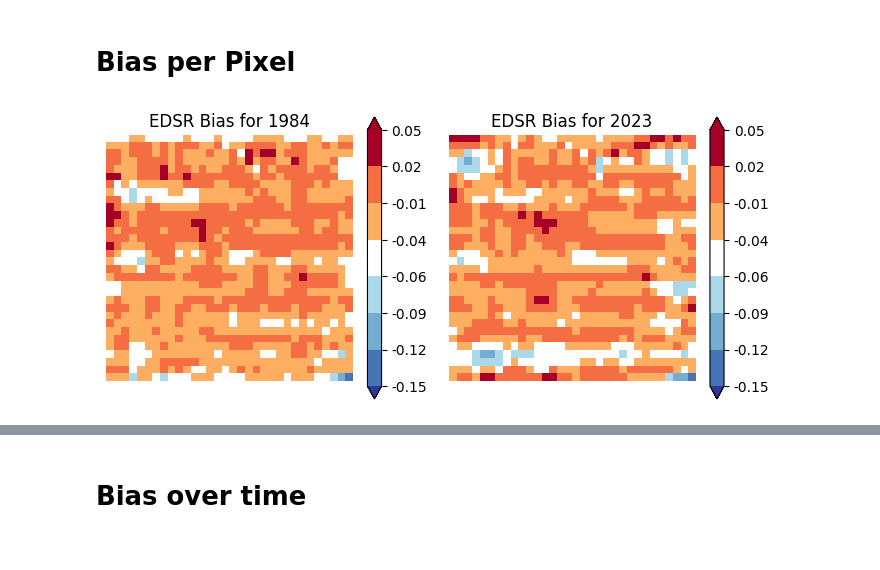
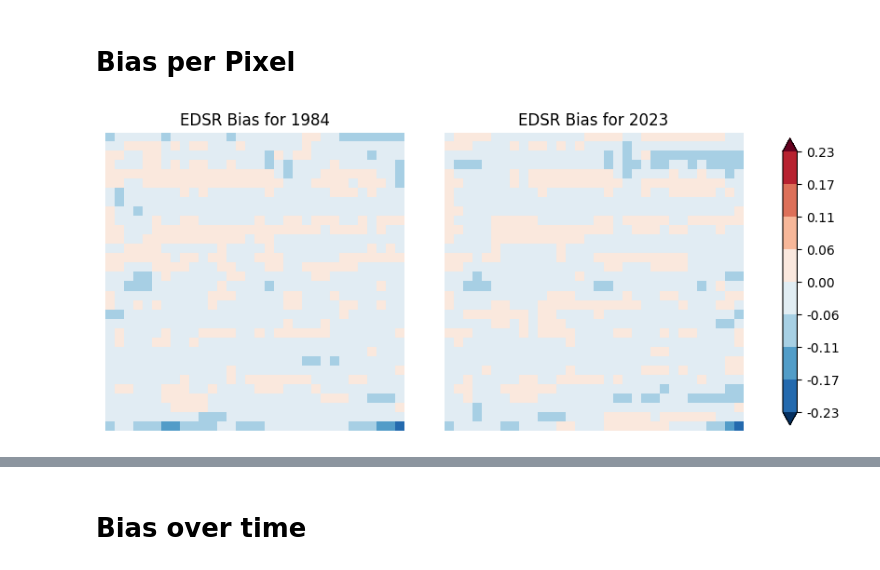
Before and after one commit to UBela/temporal_sr, a Jupyter notebook: plot_data.ipynb, the cells around one changed output, grey strips where cells are left out. Cells and saved outputs as stored; diff of their text form; code cells hidden in the pictures.

```diff
--- a/plot_data.ipynb
+++ b/plot_data.ipynb
@@ -166,7 +169,7 @@ def get_wind_speed_fields(files_dir, scaling_factor, year, normalization_scale,l
             names.append("Bicubic Interpolation")
             ws_fields.append(baseline)
 
-        elif file == f'EDSR_{year}_{scaling_factor}x.pt':
+        elif file == f'EDSR_ws_temp_{year}_{scaling_factor}x.pt':
             names.append("EDSR")
             edsr = get_original_wind_speed(field, normalization_scale)
             ws_fields.append(edsr)
@@ -326,6 +343,7 @@ plot_skill_scores(years, mse_skill_scores, mae_skill_scores)
 error_images = {"bicubic" : [], "edsr" : [], "edsr_bias" : []}
 top_percentile_error = {"bicubic" : [], "edsr" : []}
 bias_per_year = {"bicubic" : [], "edsr" : [], "bicubic_90th": [], "edsr_90th": []}
+mean_ws_per_pixel_per_year = []
 for year in years:
         edsr = ws_dict[year]['EDSR']
         baseline = ws_dict[year]['Baseline']
@@ -348,3 +366,5 @@ for year in years:
         bias_per_year['edsr'].append((edsr - ground_truth_wind_speeds).mean())
         bias_per_year['bicubic_90th'].append((baseline - ground_truth_wind_speeds)[mask].mean())
         bias_per_year['edsr_90th'].append((edsr - ground_truth_wind_speeds)[mask].mean())
+
+        mean_ws_per_pixel_per_year.append(ground_truth_wind_speeds.mean(axis=0))
@@ -451,31 +545,38 @@ plt.show()
 # %% [markdown]
 # Bias per Pixel
 # %%
+import matplotlib.pyplot as plt
+import matplotlib.colors as mcolors
+import numpy as np
+
 vmina, vmaxa = error_images["edsr_bias"][0].min(), error_images["edsr_bias"][0].max()
-
 vminb, vmaxb = error_images["edsr_bias"][-1].min(), error_images["edsr_bias"][-1].max()
 
-vmin = min(vmina, vminb)
-vmax = max(vmaxa, vmaxb)
-levels = np.linspace(vmin, vmax, num=8)
-colors = ['#313695', '#4575b4', '#74add1', '#abd9e9', '#fefefe', '#fdae61', '#f46d43', '#a50026']
-cmap = mcolors.ListedColormap(colors)
-norm = mcolors.BoundaryNorm(boundaries=levels, ncolors=len(colors)+1, extend='both')
+abs_max = max(abs(vmina), abs(vmaxa), abs(vminb), abs(vmaxb))
+vmin, vmax = -abs_max, abs_max
 
-fig, ax = plt.subplots(1, 2, figsize=(7,5))
-im1 = ax[0].imshow(error_images["edsr_bias"][0], cmap=cmap, norm=norm)
-ax[0].set_title('EDSR Bias for 1984')
-ax[0].axis('off')
-cbar1 = fig.colorbar(im1, ax=ax[0], ticks=levels, shrink=0.6)
-cbar1.ax.set_yticklabels([f'{lvl:.2f}' for lvl in levels])
+levels = np.linspace(vmin, vmax, num=9)
 
-im2 = ax[1].imshow(error_images["edsr_bias"][-1], cmap=cmap, norm=norm)
-ax[1].set_title('EDSR Bias for 2023')
-ax[1].axis('off')
-cbar2 = fig.colorbar(im2, ax=ax[1], ticks=levels, shrink=0.6)
-cbar2.ax.set_yticklabels([f'{lvl:.2f}' for lvl in levels])
+cmap = plt.cm.RdBu_r
+norm = mcolors.BoundaryNorm(boundaries=levels, ncolors=256, extend='both')
 
-plt.tight_layout()
+fig = plt.figure(figsize=(12, 5))
+gs = fig.add_gridspec(1, 3, width_ratios=[1, 1, 0.05])
+
+ax1 = fig.add_subplot(gs[0])
+ax2 = fig.add_subplot(gs[1])
+
+im1 = ax1.imshow(error_images["edsr_bias"][0], cmap=cmap, norm=norm)
+ax1.set_title('EDSR Bias for 1984')
+ax1.axis('off')
+
+im2 = ax2.imshow(error_images["edsr_bias"][-1], cmap=cmap, norm=norm)
+ax2.set_title('EDSR Bias for 2023')
+ax2.axis('off')
+
+cbar = fig.colorbar(im2, ax=[ax1, ax2], orientation='vertical', ticks=levels, shrink=0.8)
+cbar.ax.set_yticklabels([f'{lvl:.2f}' for lvl in levels])
+
 plt.show()
 # %% [output]
-[figure, old version]
+[figure, new version]
```
Also changed, not shown: parts of 41 cells of this notebook, 2 other files.
